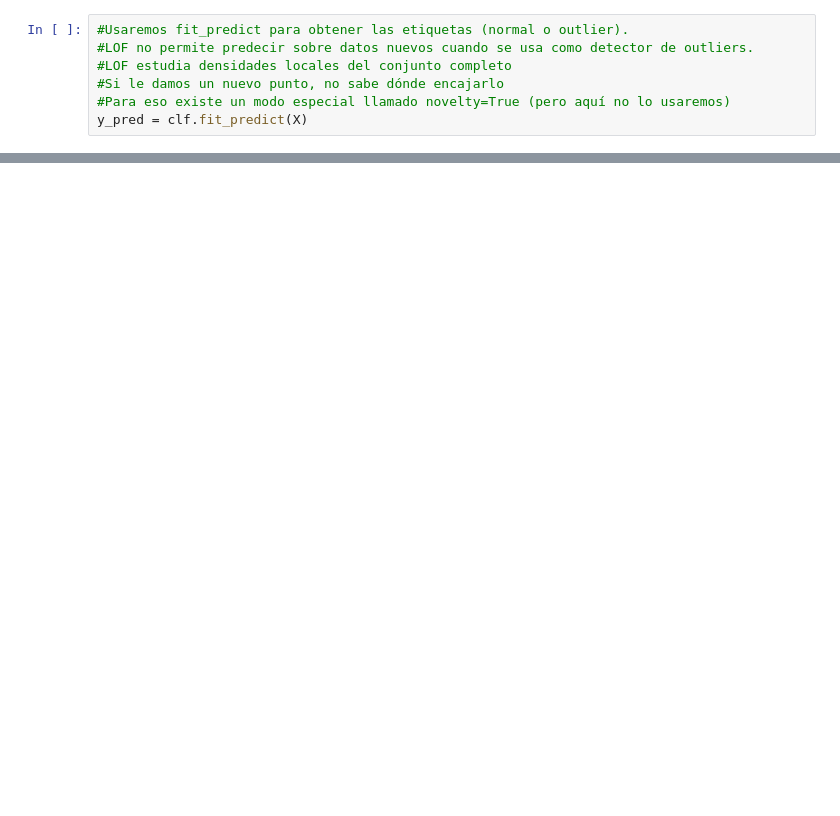
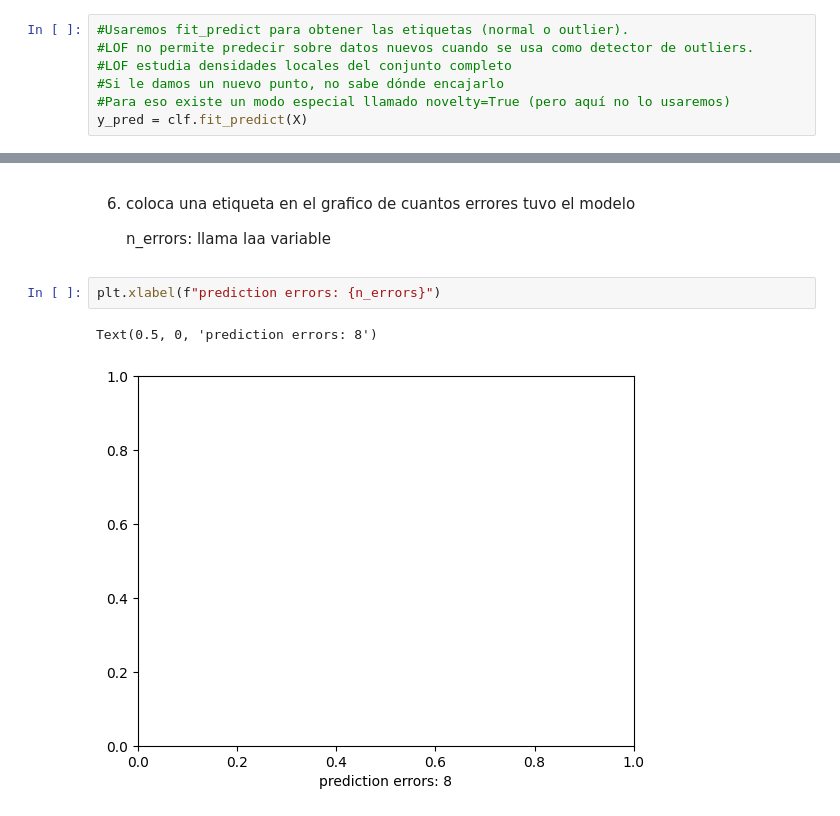
Before and after one commit to jonatpz/evaluacion_fromativa_2, a Jupyter notebook: outliers.ipynb, the cells around one changed output, grey strips where cells are left out. Cells and saved outputs as stored; diff of their text form; blank space fills up the shorter version.

```diff
--- a/outliers.ipynb
+++ b/outliers.ipynb
@@ -150,0 +174,9 @@ y_pred = clf.fit_predict(X)
+# %% [markdown]
+6. coloca una etiqueta en el grafico de cuantos errores tuvo el modelo
+
+    n_errors: llama laa variable
+# %%
+plt.xlabel(f"prediction errors: {n_errors}")
+# %% [output]
+Text(0.5, 0, 'prediction errors: 8')
+[figure, added]
```
Also changed, not shown: parts of 31 cells of this notebook.
